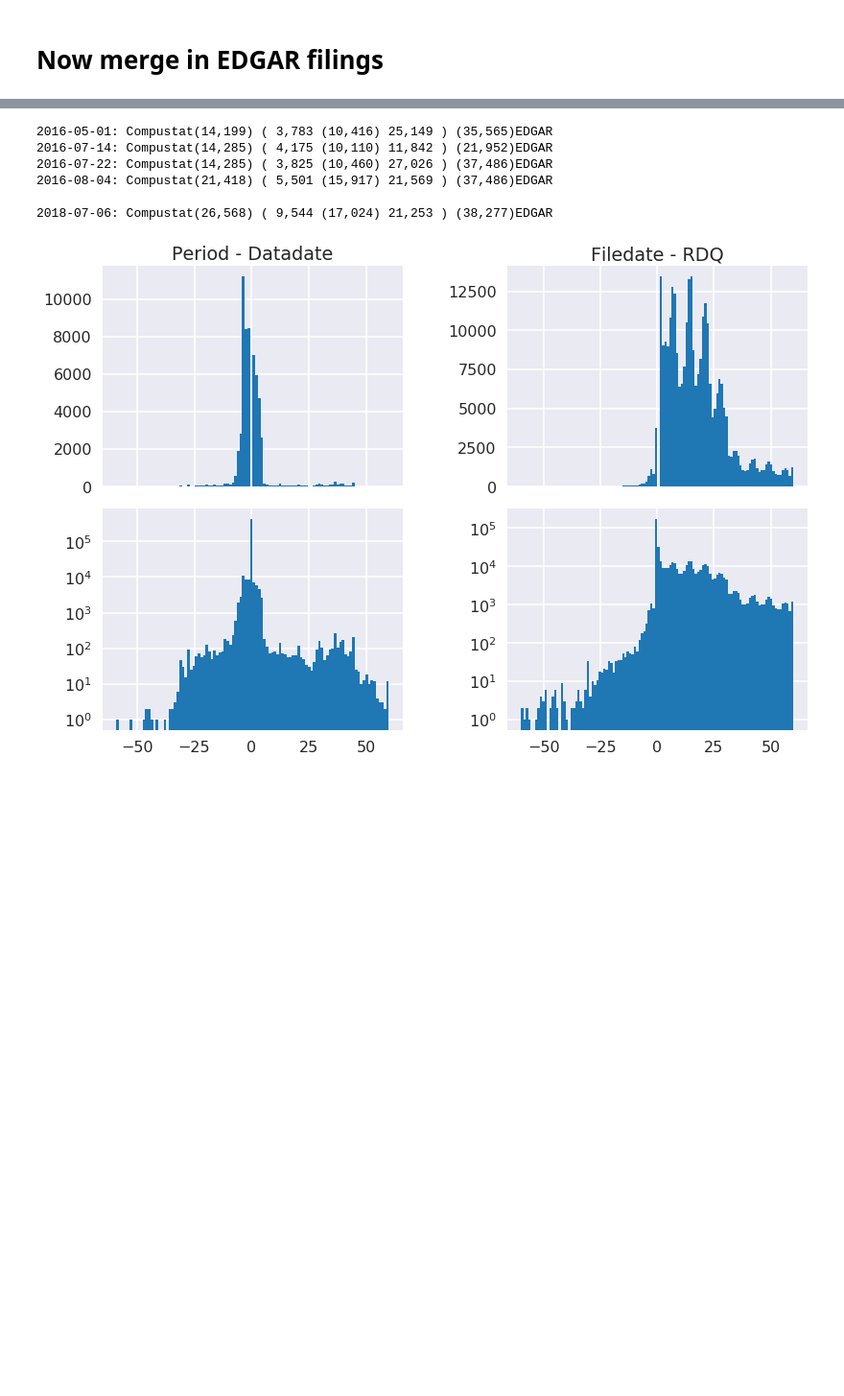
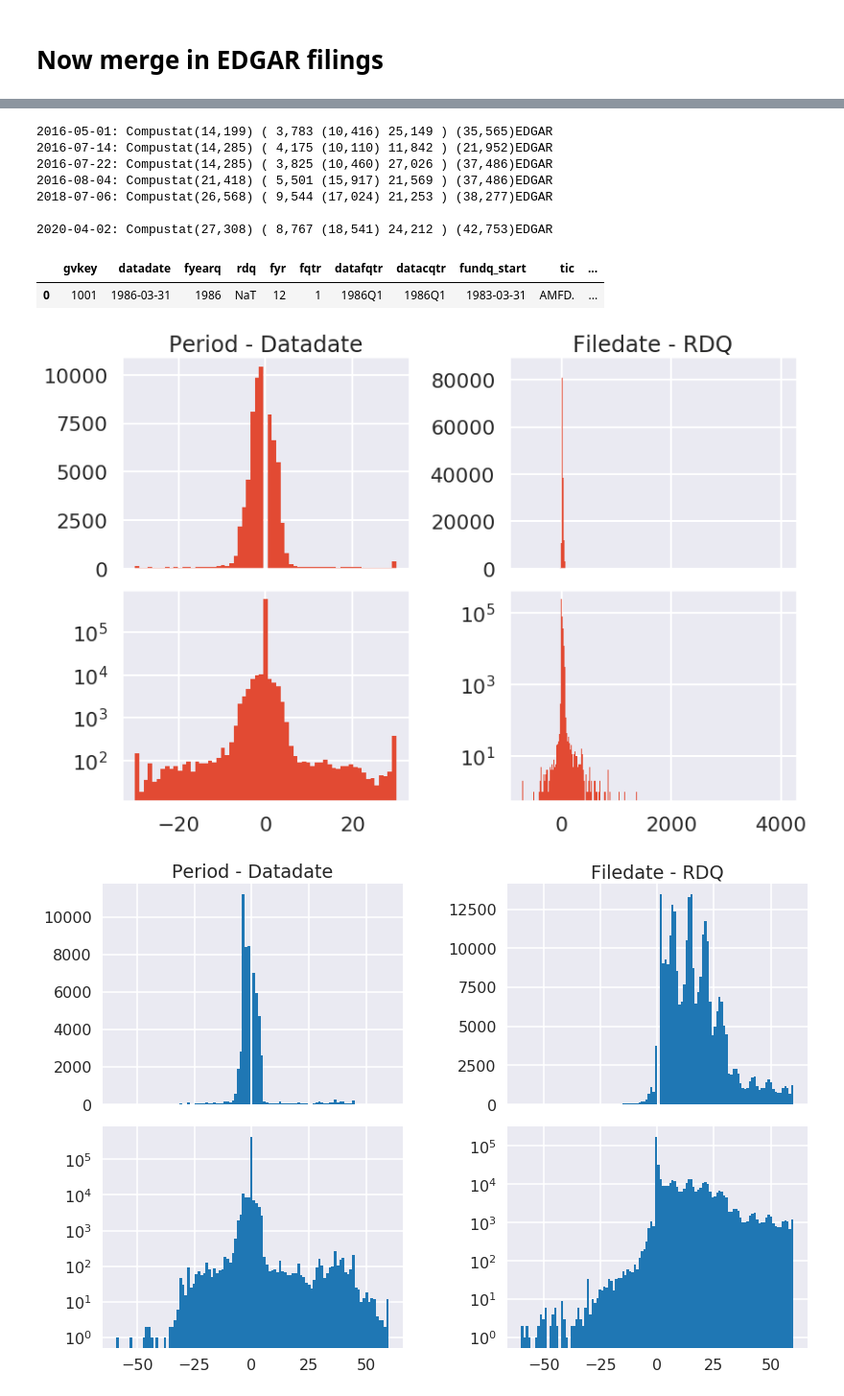
Before and after one commit to gaulinmp/data, a Jupyter notebook: edgar/EDGAR_Compustat_CRSP_link.ipynb, the cells around one changed output, grey strips where cells are left out. Shown at 96% size. Cells and saved outputs as stored; diff of their text form; code cells hidden in the pictures; blank space fills up the shorter version.

```diff
--- a/edgar/EDGAR_Compustat_CRSP_link.ipynb
+++ b/edgar/EDGAR_Compustat_CRSP_link.ipynb
@@ -453,7 +516,9 @@ if "Clean Compustat tables: df_compq":
                          how='left',
                          suffixes=('', '_errorize'))
                   .query("gvkey != '020966'") # Canadian company that FUNDQ duplicates
-                  .sort_values('gvkey fyearq fyr fqtr'.split()))
+                  .query("fqtr == fqtr") # drop missing fiscal quarters
+                  .sort_values('gvkey fyearq fyr fqtr'.split())
+                  .drop_duplicates(_uniquekeys))
 
     assert(all(['_errorize' not in c for c in df_compq.columns]))
 
@@ -707,7 +784,9 @@ print("2016-05-01: Compustat(14,199) ( 3,783 (10,416) 25,149 ) (35,565)EDGAR")
 print("2016-07-14: Compustat(14,285) ( 4,175 (10,110) 11,842 ) (21,952)EDGAR")
 print("2016-07-22: Compustat(14,285) ( 3,825 (10,460) 27,026 ) (37,486)EDGAR")
 print("2016-08-04: Compustat(21,418) ( 5,501 (15,917) 21,569 ) (37,486)EDGAR")
-print("2018-07-06: Compustat(26,568) ( 9,544 (17,024) 21,253 ) (38,277)EDGAR",'\n')
+print("2018-07-06: Compustat(26,568) ( 9,544 (17,024) 21,253 ) (38,277)EDGAR")
+print("2020-04-02: Compustat(27,308) ( 8,767 (18,541) 24,212 ) (42,753)EDGAR",'\n')
+
 print('{:%Y-%m-%d}: Compustat({:,d}) ( {:,d} ({:,d}) {:,d} ) ({:,d})EDGAR'
       .format(dt.date.today(),
      len(df_compq.cik.unique()),
@@ -721,8 +800,44 @@ print('{:%Y-%m-%d}: Compustat({:,d}) ( {:,d} ({:,d}) {:,d} ) ({:,d})EDGAR'
 2016-07-14: Compustat(14,285) ( 4,175 (10,110) 11,842 ) (21,952)EDGAR
 2016-07-22: Compustat(14,285) ( 3,825 (10,460) 27,026 ) (37,486)EDGAR
 2016-08-04: Compustat(21,418) ( 5,501 (15,917) 21,569 ) (37,486)EDGAR
+2018-07-06: Compustat(26,568) ( 9,544 (17,024) 21,253 ) (38,277)EDGAR
 
-2018-07-06: Compustat(26,568) ( 9,544 (17,024) 21,253 ) (38,277)EDGAR
+2020-04-02: Compustat(27,308) ( 8,767 (18,541) 24,212 ) (42,753)EDGAR
+# %%
+df_all.head(1)
+# %% [output]
+|  | gvkey | datadate | fyearq | rdq | fyr | fqtr | datafqtr | datacqtr | fundq_start | tic | ... |
+| 0 | 1001 | 1986-03-31 | 1986 | NaT | 12 | 1 | 1986Q1 | 1986Q1 | 1983-03-31 | AMFD. | ... |
+# %%
+# Plot the date-matches
+sns.set_context('poster', rc = {'patch.linewidth': 0.0})
+plt.figure(figsize=(12, 8))
+d = (df_all[df_all.period.notnull()].period - df_all[df_all.period.notnull()].datadate) / TD_DAY
+plt.subplot(221)
+d[d != 0].hist(bins=len(d.unique()))
+plt.title("Period - Datadate")
+plt.gca().get_xaxis().set_ticklabels([])
+
+plt.subplot(223)
+d.hist(bins=len(d.unique()))
+plt.yscale('log')
+
+d = (df_all[df_all.rdq.notnull()].filedate - df_all[df_all.rdq.notnull()].rdq) / TD_DAY
+plt.subplot(222)
+d[~d.isin((0,1))].hist(bins=len(d.unique()))
+plt.title("Filedate - RDQ")
+plt.gca().get_xaxis().set_ticklabels([])
+
+plt.subplot(224)
+d.hist(bins=len(d.unique()))
+plt.yscale('log')
+
+plt.subplots_adjust(top=0.92, bottom=0.08, left=0.10, right=0.95,
+                    hspace=0.1, wspace=0.35)
+
+plt.show()
+# %% [output]
+[figure, added]
 # %%
 # Plot the date-matches
 sns.set_context('poster')
```
Also changed, not shown: parts of 25 cells of this notebook.
